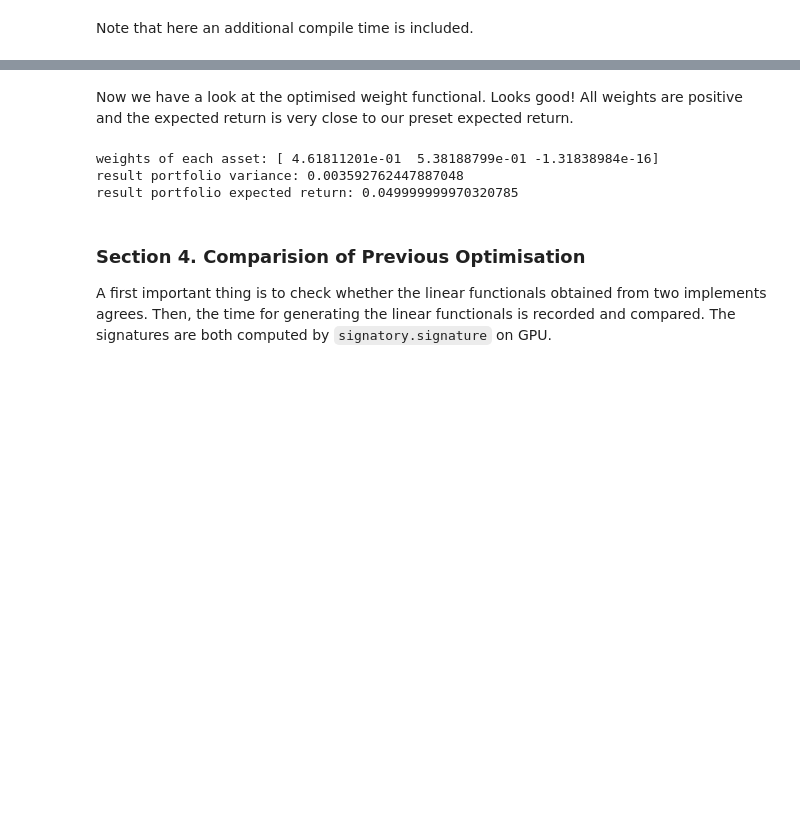
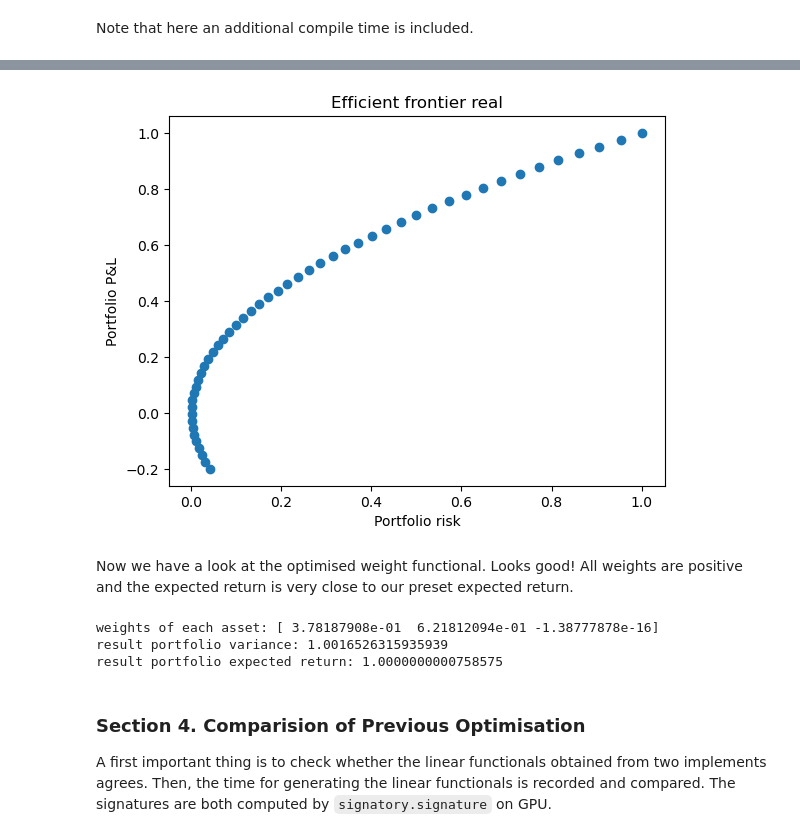
Before and after one commit to yousif-alnaimi/sigoptim, a Jupyter notebook: optimisation/another_mean_variance.ipynb, the cells around one changed output, grey strips where cells are left out. Drawn from its saved outputs; the diff is of its cells as text; code cells hidden in the pictures; blank space fills up the shorter version.

```diff
--- a/optimisation/another_mean_variance.ipynb
+++ b/optimisation/another_mean_variance.ipynb
@@ -551,13 +575,22 @@ time for optimisation: 0.024854183197021484
+# %%
+plt.scatter(risks, pnls_real)
+plt.xlabel('Portfolio risk')
+plt.ylabel('Portfolio P&L')
+plt.title('Efficient frontier real')
+plt.show()
+# %% [output]
+[figure, added]
 # %% [markdown]
 Now we have a look at the optimised weight functional. Looks good! All weights are positive and the expected return is very close to our preset expected return.
 # %%
-print('weights of each asset:',A@res.x)
-print('result portfolio variance:',res.x.T@var_coeff@res.x)
-print('result portfolio expected return:',np.squeeze(mean_weights)@res.x)
+res = ellstars[-1]
+print('weights of each asset:', A @ res.x)
+print('result portfolio variance:', portfolio_variance(res, var_coeff))
+print('result portfolio expected return:', portfolio_exp_ret(mean_weights, res))
 # %% [output]
-weights of each asset: [ 4.61811201e-01  5.38188799e-01 -1.31838984e-16]
-result portfolio variance: 0.003592762447887048
-result portfolio expected return: 0.049999999970320785
+weights of each asset: [ 3.78187908e-01  6.21812094e-01 -1.38777878e-16]
+result portfolio variance: 1.0016526315935939
+result portfolio expected return: 1.0000000000758575
 # %% [markdown]
 ### Section 4. Comparision of Previous Optimisation
 
```
Also changed, not shown: parts of 10 cells of this notebook, 1 other file.
